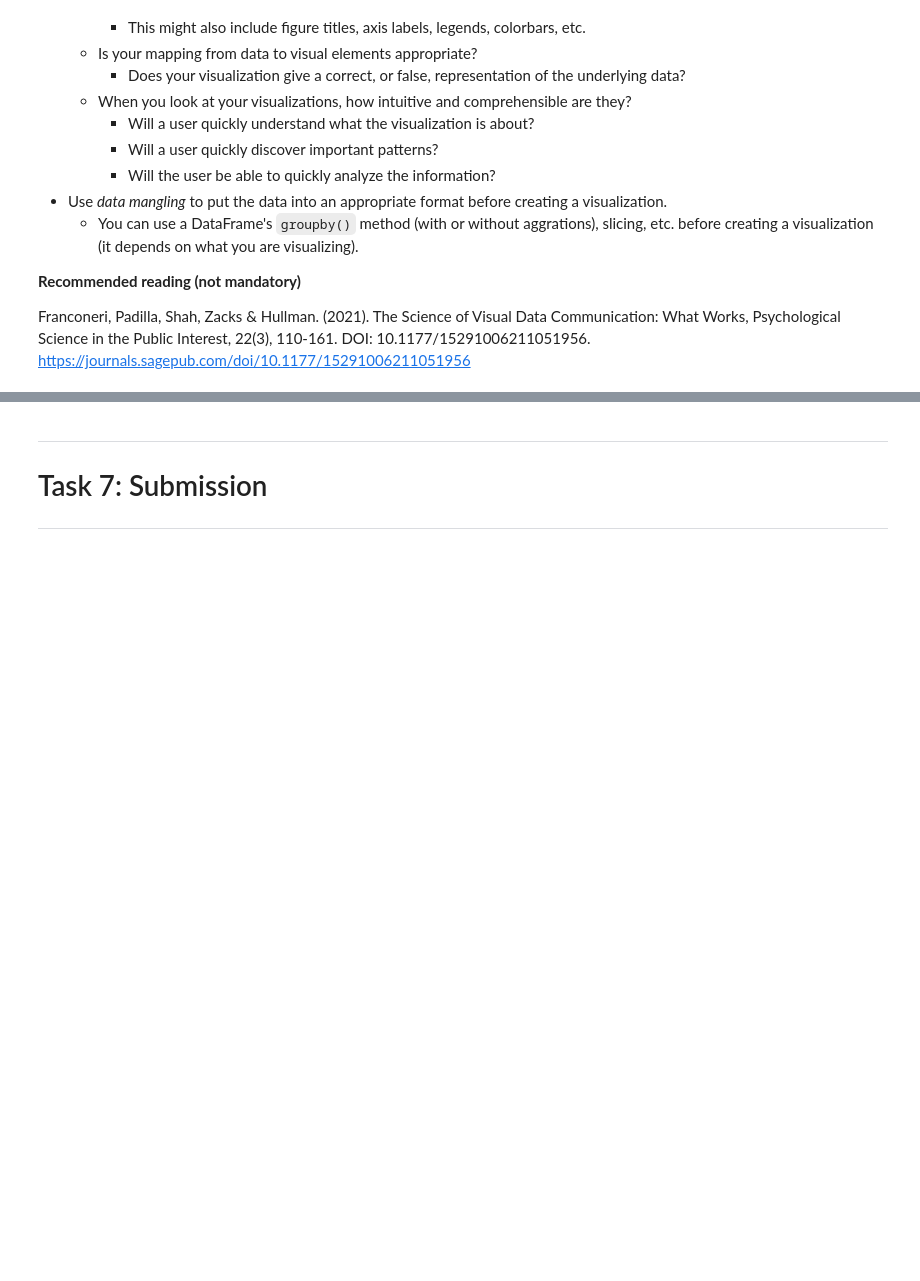
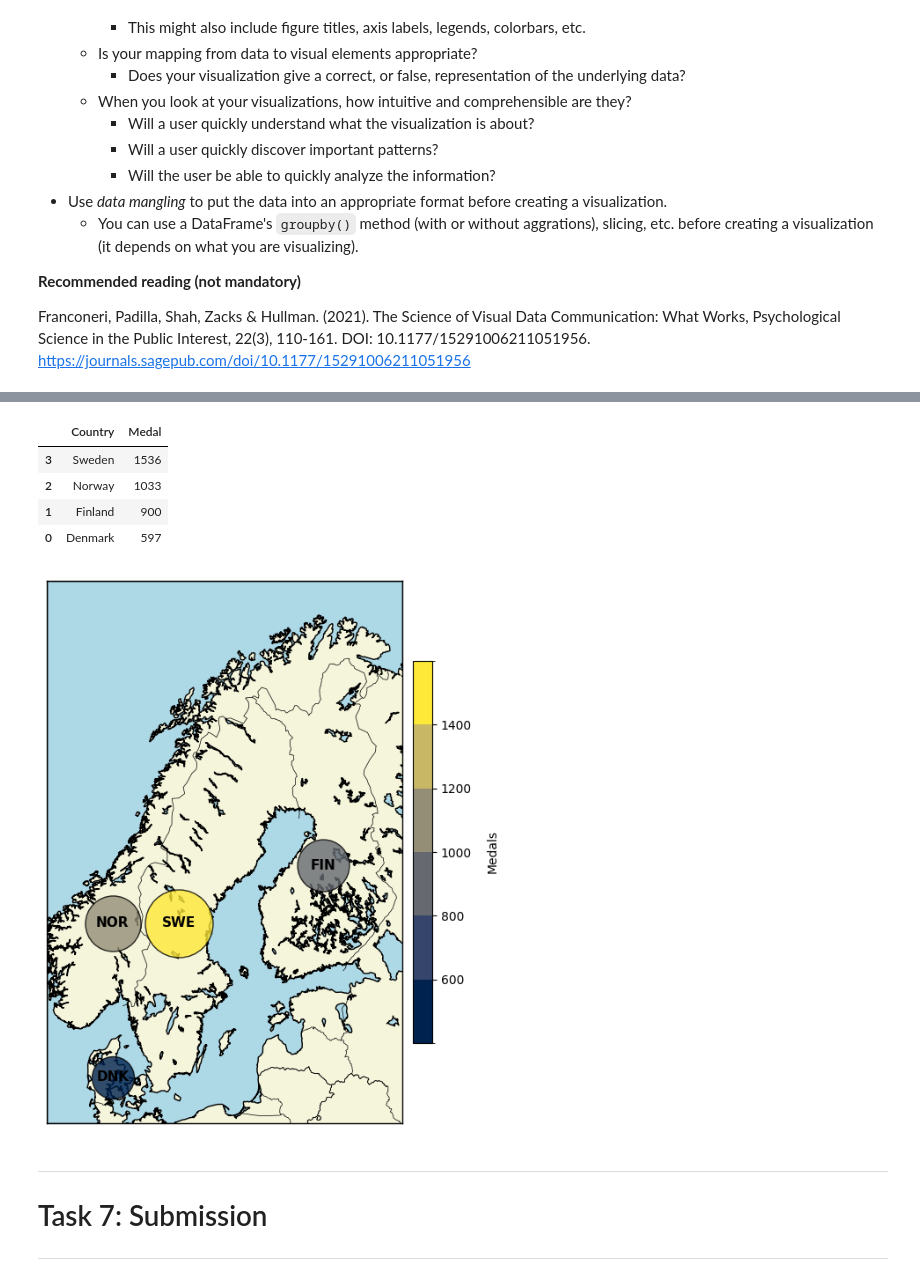
Before and after one commit to 05c4r-1337/DataVisAssignment, a Jupyter notebook: assignment.ipynb, the cells around one changed output, grey strips where cells are left out. Drawn from its saved outputs; the diff is of its cells as text; code cells hidden in the pictures; blank space fills up the shorter version.

```diff
--- a/assignment.ipynb
+++ b/assignment.ipynb
@@ -1512,6 +1461,62 @@ Create a visualization showing the number of Medals awarded for the nordic count
 </details>
 # %%
 # TODO: Write your code here to visualize the number of Medals on a Map for the nordic countries.
+import matplotlib.pyplot as plt
+import matplotlib.cm as cm
+import matplotlib.colors as mcolors
+from mpl_toolkits.basemap import Basemap
+
+
+nordic_iso3 = ['SWE', 'NOR', 'DNK', 'FIN']
+medal_df = df[df['Medal'].notna() & df['ISO3'].isin(nordic_iso3)]
+medal_counts = (
+    medal_df.groupby(['Country', 'ISO3', 'Latitude', 'Longitude'], as_index=False)['Medal']
+            .count()
+)
+
+# Karta
+fig, ax = plt.subplots(figsize=(8, 8))
+m = Basemap(
+    projection='merc', llcrnrlat=54, urcrnrlat=72, llcrnrlon=5, urcrnrlon=32,
+    resolution='i', ax=ax
+)
+m.drawcoastlines(); m.drawcountries()
+m.drawmapboundary(fill_color='lightblue')
+m.fillcontinents(color='beige', lake_color='lightblue')
+
+# Uppdelad färgskala i 5 delar
+vmin = medal_counts['Medal'].min()
+vmax = medal_counts['Medal'].max()
+bins = [600, 800, 1000, 1200, 1400, vmax]
+if vmin < bins[0]:
+    bins = [vmin] + bins
+
+cmap = plt.get_cmap('cividis', len(bins) - 1)
+norm = mcolors.BoundaryNorm(bins, cmap.N)
+
+# Färg bubblar och text
+for _, row in medal_counts.iterrows():
+    x, y = m(row['Longitude'], row['Latitude'])
+    color = cmap(norm(row['Medal']))
+    m.scatter(x, y, s=row['Medal']*2, color=color, alpha=0.8, edgecolor='black', zorder=5)
+    ax.text(x, y, row['ISO3'], fontsize=11, ha='center', va='center', weight='bold', zorder=15)
+
+# Färgskala
+sm = cm.ScalarMappable(norm=norm, cmap=cmap)
+sm.set_array([])
+cbar = fig.colorbar(sm, ax=ax, fraction=0.035, pad=0.02,
+                    ticks=[600, 800, 1000, 1200, 1400])
+cbar.set_label('Medals', rotation=90, labelpad=12)
+
+# tabellen för att se antal medaljer
+display(medal_counts[['Country', 'Medal']].sort_values('Medal', ascending=False))
+# %% [output]
+|  | Country | Medal |
+| 3 | Sweden | 1536 |
+| 2 | Norway | 1033 |
+| 1 | Finland | 900 |
+| 0 | Denmark | 597 |
+[figure, added]
 # %% [markdown]
 ---
 # Task 7: Submission
```
Also changed, not shown: parts of 2 cells of this notebook.
